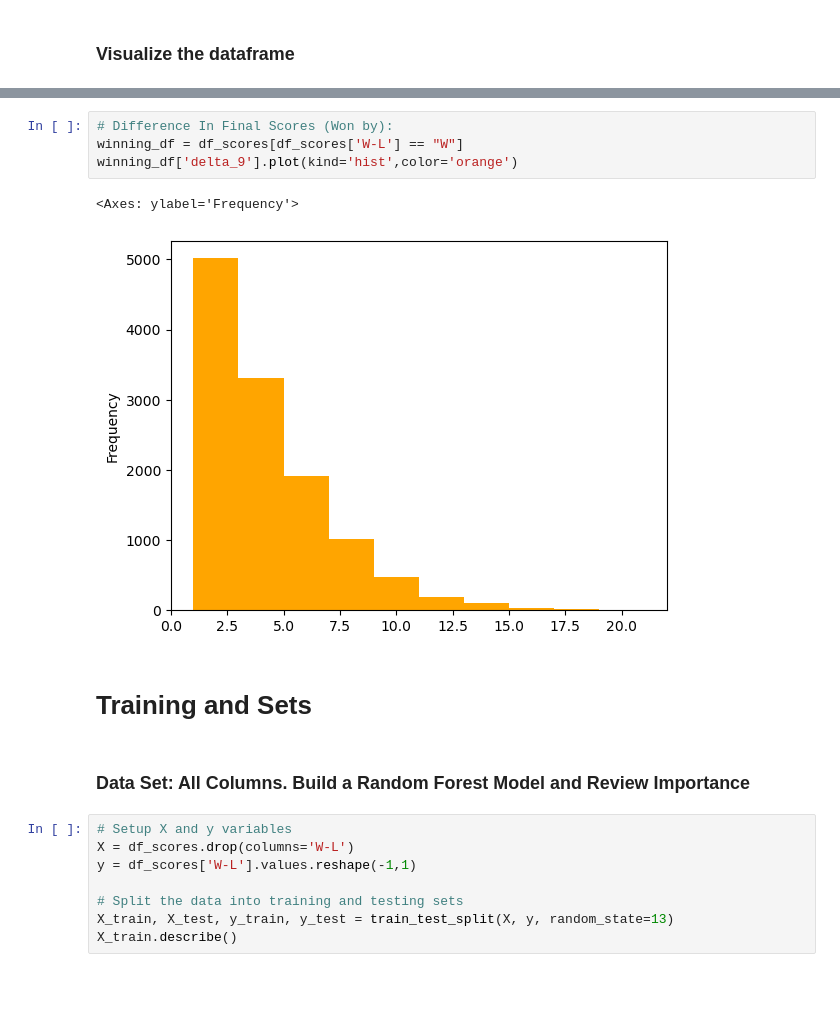
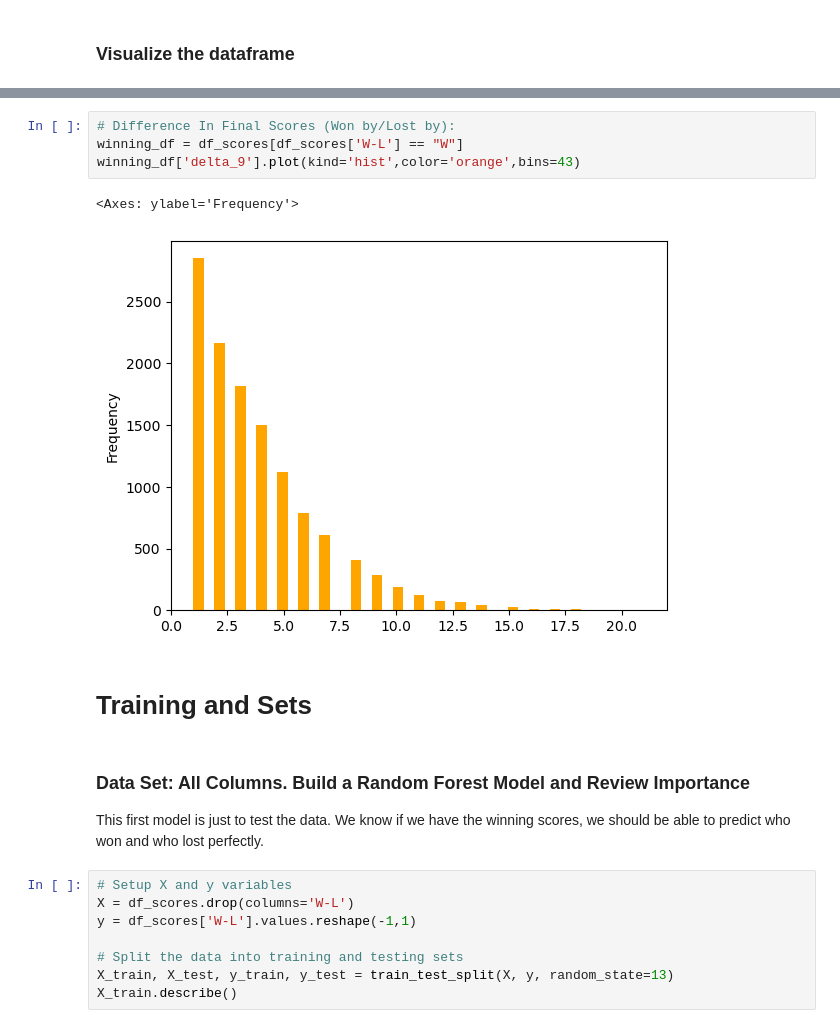
Before and after one commit to azcafriz13/Project_2_Drafts, a Jupyter notebook: Baseball_Game_Scores_Model.ipynb, the cells around one changed output, grey strips where cells are left out. Drawn from its saved outputs; the diff is of its cells as text; blank space fills up the shorter version.

```diff
--- a/Baseball_Game_Scores_Model.ipynb
+++ b/Baseball_Game_Scores_Model.ipynb
@@ -621,14 +839,16 @@ df_scores['Score_9'].plot(kind='hist')
 # %%
-# Difference In Final Scores (Won by):
+# Difference In Final Scores (Won by/Lost by):
 winning_df = df_scores[df_scores['W-L'] == "W"]
-winning_df['delta_9'].plot(kind='hist',color='orange')
+winning_df['delta_9'].plot(kind='hist',color='orange',bins=43)
 # %% [output]
 <Axes: ylabel='Frequency'>
-[figure, old version]
+[figure, new version]
 # %% [markdown]
 # Training and Sets
 # %% [markdown]
 ### Data Set:  All Columns.  Build a Random Forest Model and Review Importance
+This first model is just to test the data.  We know if we have the winning
+scores, we should be able to predict who won and who lost perfectly.
 # %%
 # Setup X and y variables
 X = df_scores.drop(columns='W-L')
```
Also changed, not shown: parts of 52 cells of this notebook.
